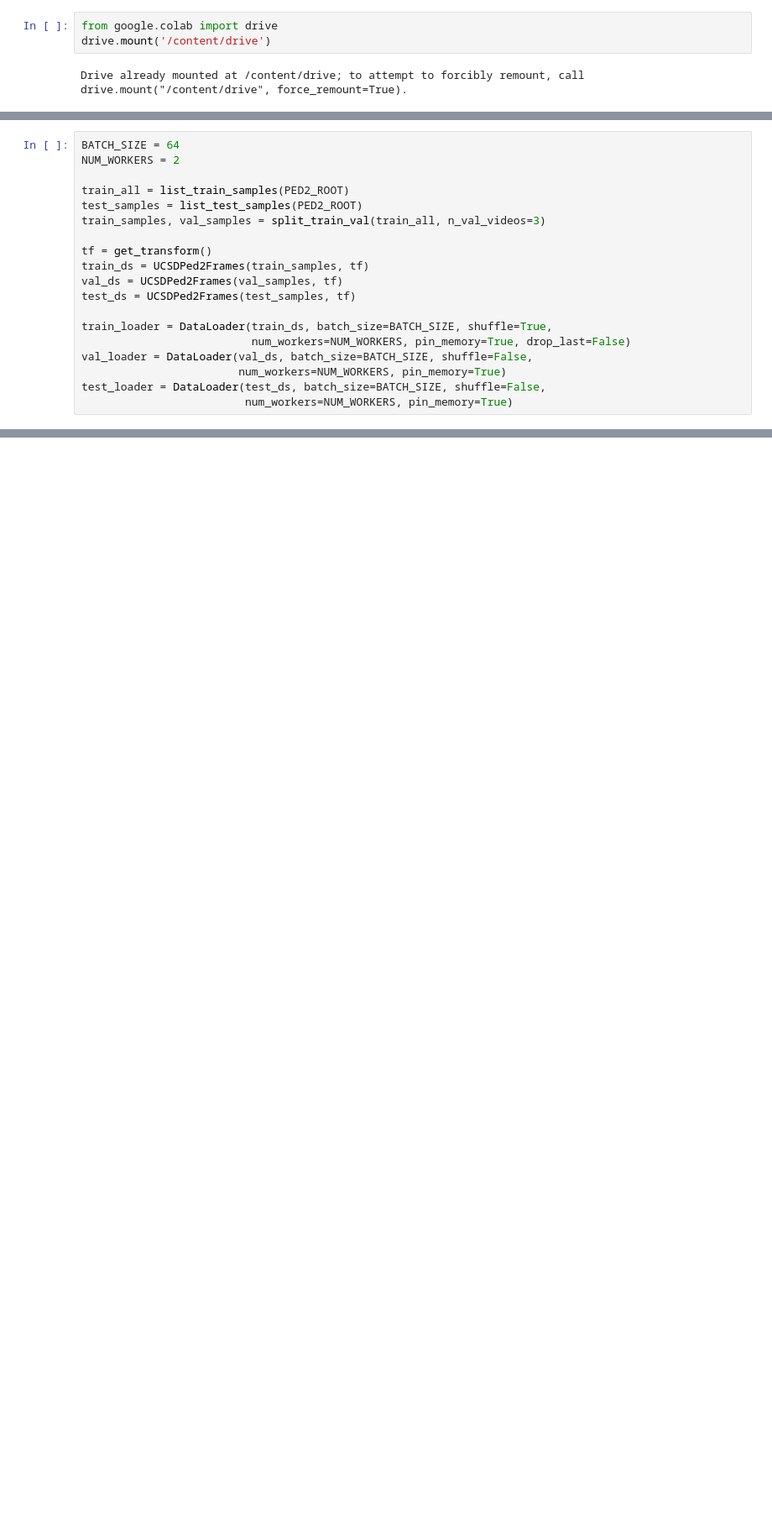
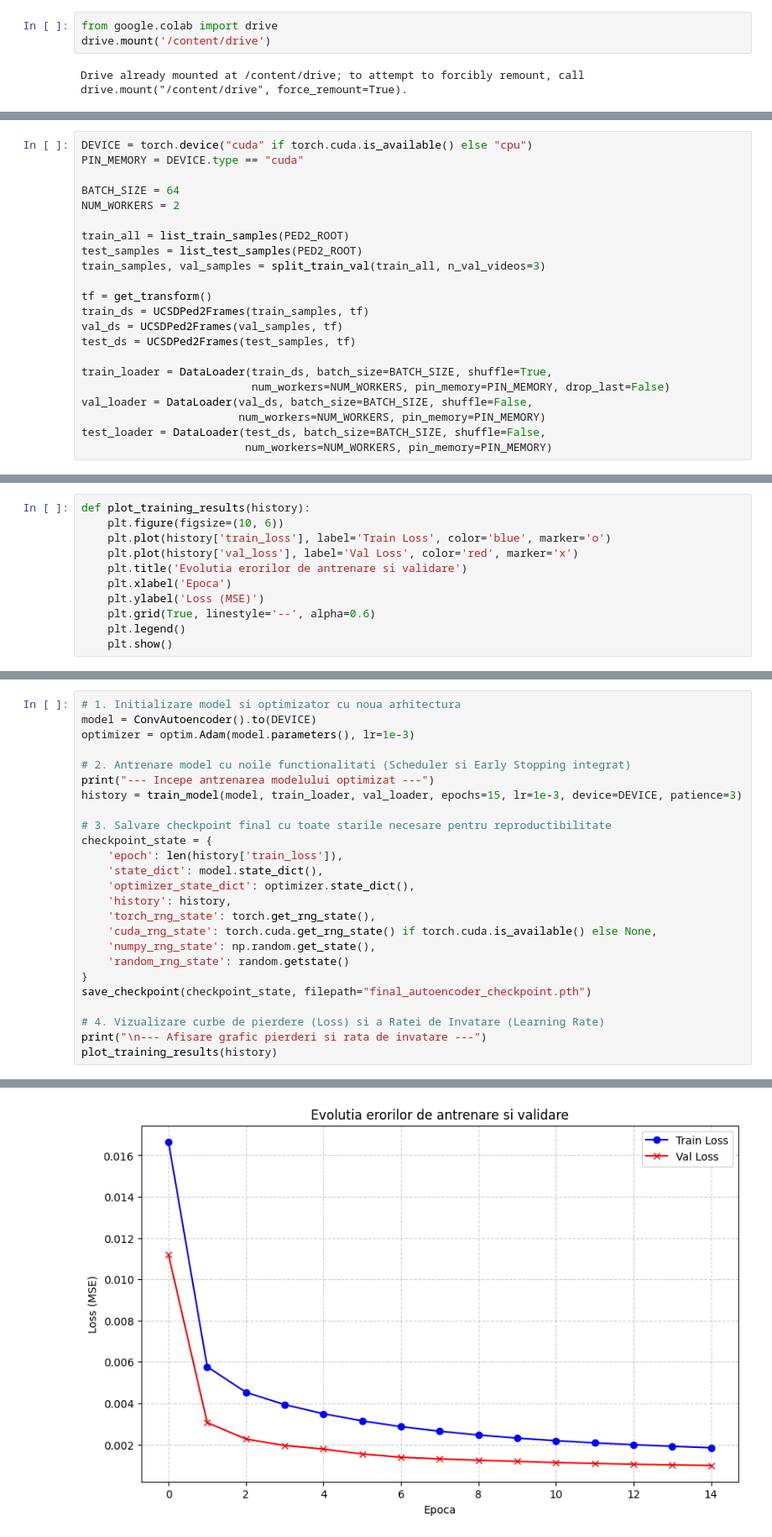
Before and after one commit to DaNa-cpu/abnormal-behavior-detection, a Jupyter notebook: ped2_dataset_dataloader.ipynb, the cells around one changed output, grey strips where cells are left out. Shown at 84% size. Saved outputs shown, nothing was run; the diff lists cells and outputs as text; blank space fills up the shorter version.

Commit message:
Verificare commit #2 - Pregatirea modelului

```diff
--- a/ped2_dataset_dataloader.ipynb
+++ b/ped2_dataset_dataloader.ipynb
@@ -114,4 +116,7 @@ class UCSDPed2Frames(Dataset):
 # %%
+DEVICE = torch.device("cuda" if torch.cuda.is_available() else "cpu")
+PIN_MEMORY = DEVICE.type == "cuda"
+
 BATCH_SIZE = 64
 NUM_WORKERS = 2
 
@@ -125,9 +130,9 @@ val_ds = UCSDPed2Frames(val_samples, tf)
 test_ds = UCSDPed2Frames(test_samples, tf)
 
 train_loader = DataLoader(train_ds, batch_size=BATCH_SIZE, shuffle=True,
-                          num_workers=NUM_WORKERS, pin_memory=True, drop_last=False)
+                          num_workers=NUM_WORKERS, pin_memory=PIN_MEMORY, drop_last=False)
 val_loader = DataLoader(val_ds, batch_size=BATCH_SIZE, shuffle=False,
-                        num_workers=NUM_WORKERS, pin_memory=True)
+                        num_workers=NUM_WORKERS, pin_memory=PIN_MEMORY)
 test_loader = DataLoader(test_ds, batch_size=BATCH_SIZE, shuffle=False,
-                         num_workers=NUM_WORKERS, pin_memory=True)
+                         num_workers=NUM_WORKERS, pin_memory=PIN_MEMORY)
 # %% [markdown]
@@ -171,0 +400,11 @@ plt.tight_layout(); plt.show()
+# %%
+def plot_training_results(history):
+    plt.figure(figsize=(10, 6))
+    plt.plot(history['train_loss'], label='Train Loss', color='blue', marker='o')
+    plt.plot(history['val_loss'], label='Val Loss', color='red', marker='x')
+    plt.title('Evolutia erorilor de antrenare si validare')
+    plt.xlabel('Epoca')
+    plt.ylabel('Loss (MSE)')
+    plt.grid(True, linestyle='--', alpha=0.6)
+    plt.legend()
+    plt.show()
@@ -171,0 +456,26 @@ plt.tight_layout(); plt.show()
+# %%
+# 1. Initializare model si optimizator cu noua arhitectura
+model = ConvAutoencoder().to(DEVICE)
+optimizer = optim.Adam(model.parameters(), lr=1e-3)
+
+# 2. Antrenare model cu noile functionalitati (Scheduler si Early Stopping integrat)
+print("--- Incepe antrenarea modelului optimizat ---")
+history = train_model(model, train_loader, val_loader, epochs=15, lr=1e-3, device=DEVICE, patience=3)
+
+# 3. Salvare checkpoint final cu toate starile necesare pentru reproductibilitate
+checkpoint_state = {
+    'epoch': len(history['train_loss']),
+    'state_dict': model.state_dict(),
+    'optimizer_state_dict': optimizer.state_dict(),
+    'history': history,
+    'torch_rng_state': torch.get_rng_state(),
+    'cuda_rng_state': torch.cuda.get_rng_state() if torch.cuda.is_available() else None,
+    'numpy_rng_state': np.random.get_state(),
+    'random_rng_state': random.getstate()
+}
+save_checkpoint(checkpoint_state, filepath="final_autoencoder_checkpoint.pth")
+
+# 4. Vizualizare curbe de pierdere (Loss) si a Ratei de Invatare (Learning Rate)
+print("\n--- Afisare grafic pierderi si rata de invatare ---")
+plot_training_results(history)
+# %% [output]
@@ -171,0 +501 @@ plt.tight_layout(); plt.show()
+[figure, added]
```
Also changed, not shown: parts of 22 cells of this notebook.
